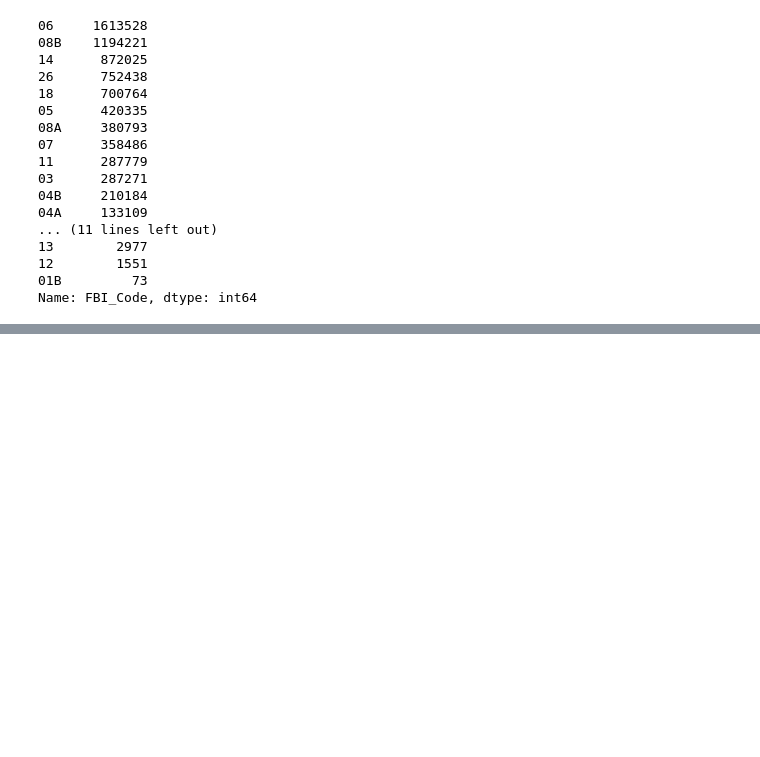
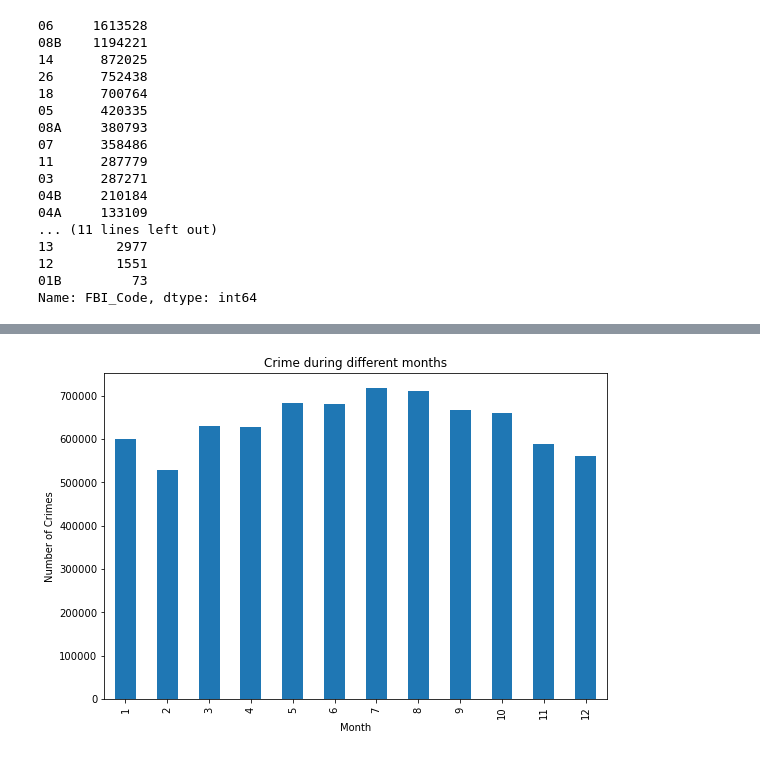
Before and after one commit to Chicago-PD-project/Chicago_Project, a Jupyter notebook: Lindy's_workbook.ipynb, the cells around one changed output, grey strips where cells are left out. Drawn from its saved outputs; the diff is of its cells as text; code cells hidden in the pictures; blank space fills up the shorter version.

```diff
--- a/Lindy's_workbook.ipynb
+++ b/Lindy's_workbook.ipynb
@@ -76,0 +101,9 @@ Name: FBI_Code, dtype: int64
+# %%
+plt.figure(figsize = (9,6))
+crime.groupby([crime.index.month]).size().plot.bar()
+plt.title('Crime during different months')
+plt.xlabel('Month')
+plt.ylabel('Number of Crimes')
+plt.show()
+# %% [output]
+[figure, added]
```
Also changed, not shown: parts of 7 cells of this notebook.
